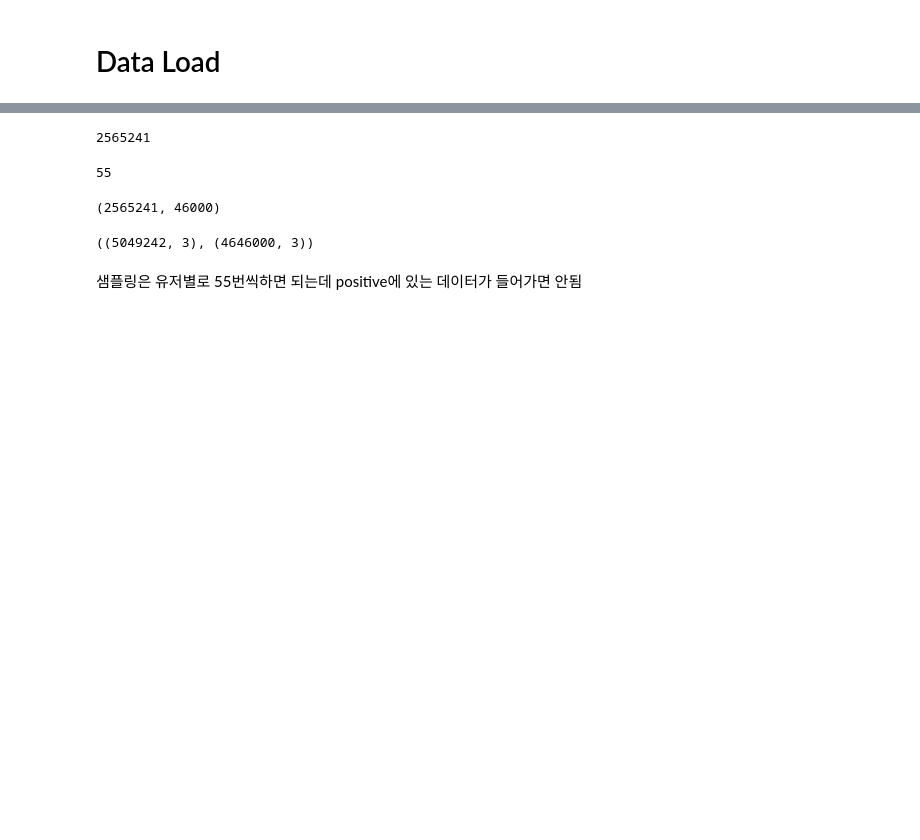
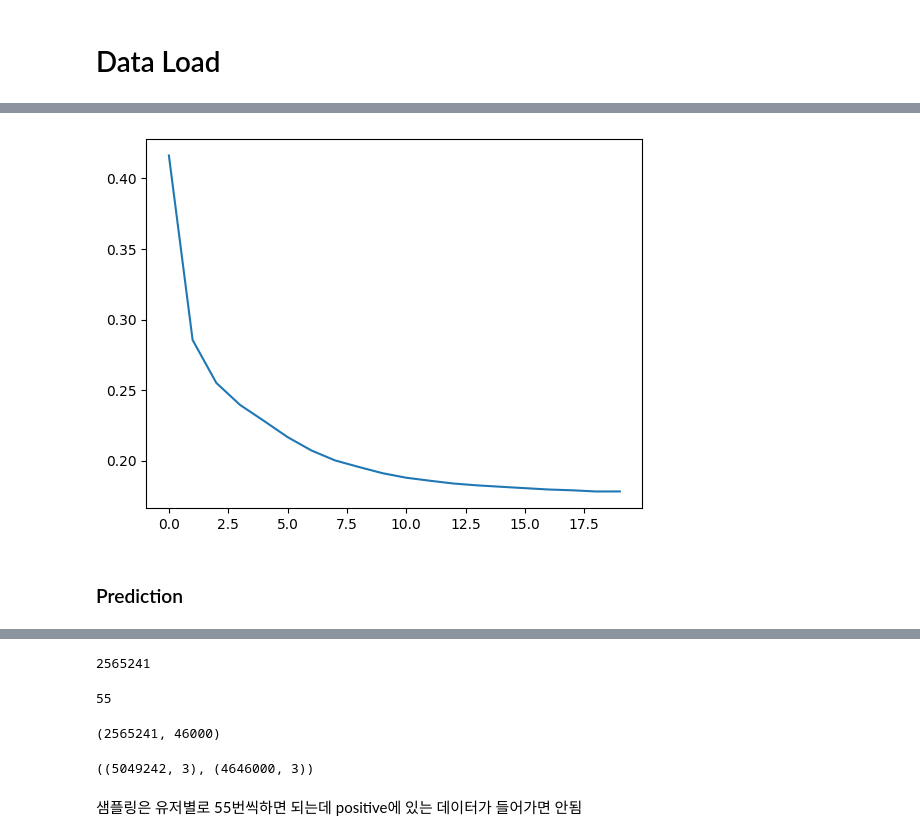
Before and after one commit to twndus/recsys, a Jupyter notebook: models/ncf-pinterest.ipynb, the cells around one changed output, grey strips where cells are left out. Saved outputs shown, nothing was run; the diff lists cells and outputs as text; code cells hidden in the pictures; blank space fills up the shorter version.

```diff
--- a/models/ncf-pinterest.ipynb
+++ b/models/ncf-pinterest.ipynb
@@ -45,0 +333,4 @@ len(board_pins)
+# %%
+mlp_model = get_mlp(len(all_users), len(all_items), embedding_size, [32, 16, 8])
+# %%
+mlp_model.compile(optimizer=tf.keras.optimizers.Adam(learning_rate=learning_rate), loss="binary_crossentropy")
@@ -45,0 +339,8 @@ len(board_pins)
+# %%
+loss = mlp_model.evaluate([test_data[:, 0], test_data[:, 1]], test_data[:, 2], batch_size=2048, verbose=0)
+gmf_test_pred = mlp_model.predict([test_data[:, 0], test_data[:, 1]], batch_size=2048, verbose=0)
+
+ndcg_values = ndcg.average_ndcg(test_data[:, 0], gmf_test_pred, test_data[:, 2], topn, all_users)
+hr_values, hits = hr.average_hr(test_data[:, 0], gmf_test_pred, test_data[:, 2], topn, all_users)
+
+print(f"Init! loss: {loss}, HR: {hr_values}, NDCG: {ndcg_values}")
@@ -45,0 +349,19 @@ len(board_pins)
+# %%
+mlp_history = []
+
+for iter in range(epochs):
+    train_data = prep_train_data(train_positive, num_neg)
+
+    history_ = mlp_model.fit(
+        [train_data[:, 0], train_data[:, 1]], train_data[:, 2], epochs=1,
+        batch_size=batch_size)
+
+    mlp_history.append(history_.history['loss'])
+
+    loss = mlp_model.evaluate([test_data[:, 0], test_data[:, 1]], test_data[:, 2], batch_size=2048, verbose=0)
+    mlp_test_pred = mlp_model.predict([test_data[:, 0], test_data[:, 1]], batch_size=2048, verbose=0)
+
+    ndcg_values = ndcg.average_ndcg(test_data[:, 0], mlp_test_pred, test_data[:, 2], topn, all_users)
+    hr_values, hits = hr.average_hr(test_data[:, 0], mlp_test_pred, test_data[:, 2], topn, all_users)
+
+    print(f"epoch: {iter}, loss: {loss}, HR: {hr_values}, NDCG: {ndcg_values}")
@@ -45,0 +386,9 @@ len(board_pins)
+# %%
+import matplotlib.pyplot as plt
+
+plt.plot(mlp_history)
+plt.show()
+# %% [output]
+[figure, added]
+# %% [markdown]
+### Prediction
```
Also changed, not shown: parts of 53 cells of this notebook, 1 other file.
